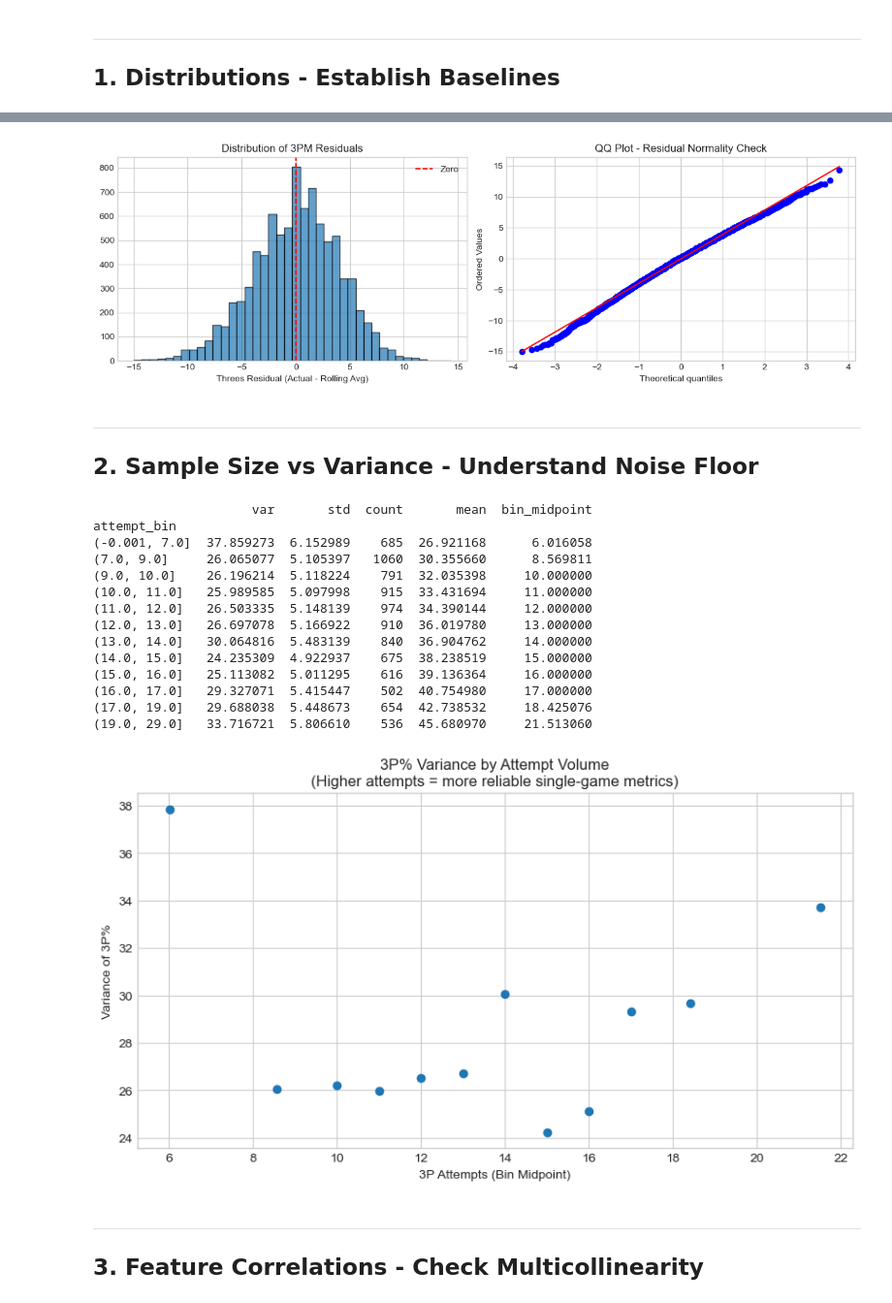
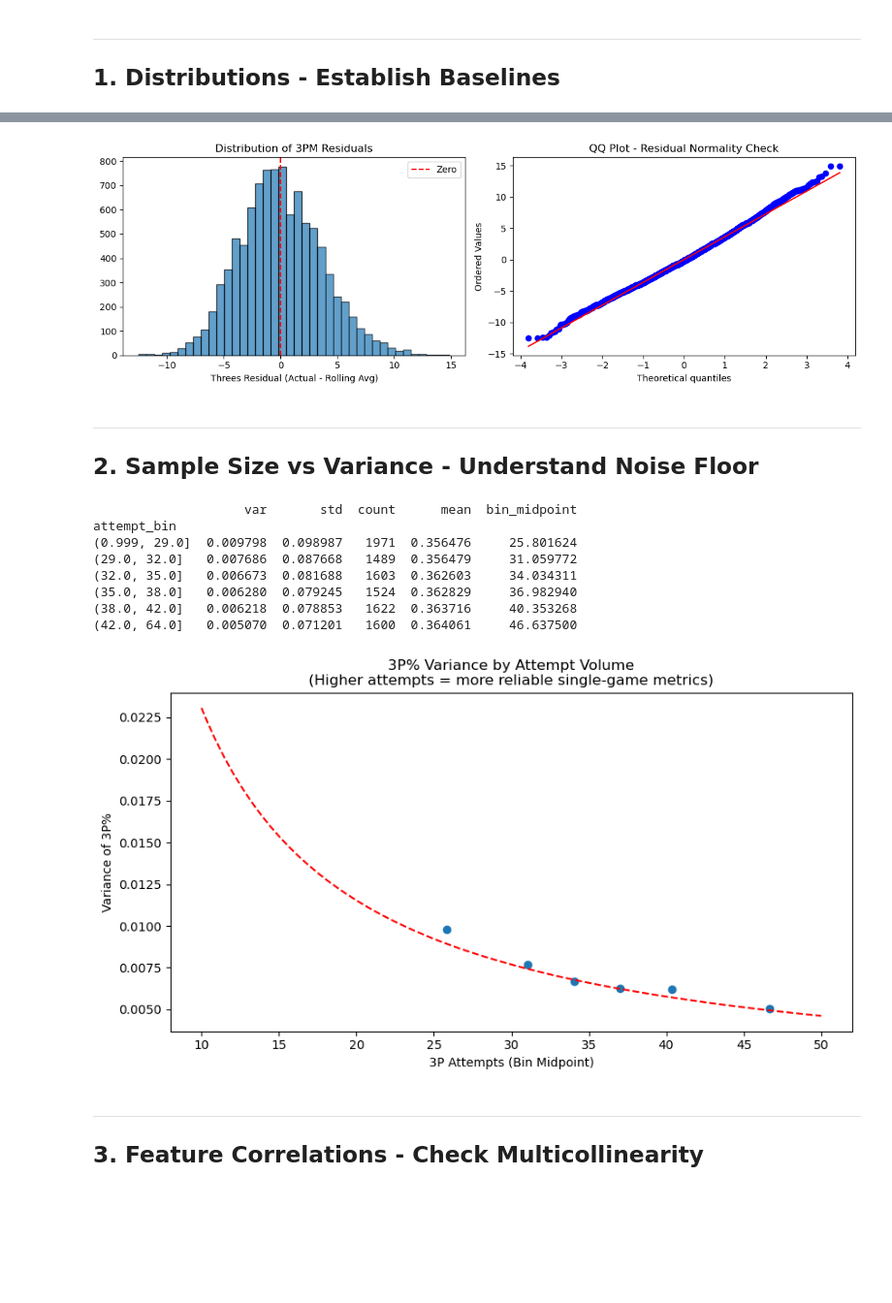
Before and after one commit to eac521/bets, a Jupyter notebook: Notebooks/shot_quality_eda.ipynb, the cells around one changed output, grey strips where cells are left out. Shown at 97% size. Drawn from its saved outputs; the diff is of its cells as text; code cells hidden in the pictures; blank space fills up the shorter version.

```diff
--- a/Notebooks/shot_quality_eda.ipynb
+++ b/Notebooks/shot_quality_eda.ipynb
@@ -222,5 +264,6 @@ opp = tracking.groupby(['opp_id','game_date','game_id']).sum()
 opp.drop(['player_id','team_id'],axis=1,inplace=True)
 # %%
 opp['threesAllowed'] = opp.catchshoot_fg3m + opp.pullup_fg3m
+opp = opp.reset_index()
 # %%
 plt.figure(figsize=(20,10))
@@ -298,4 +343,4 @@ def team_adjustment_lag(df, window=10):
 
 # example usage
 # plot_contestedness_trend(df, 'Stephen Curry', window=10)
-df = team_adjustment_lag(df)
+#df = team_adjustment_lag(df)
@@ -378,7 +372,7 @@ def calculate_rolling_residual(df, col, window=10, last_year_col=None):
     - last_year_col: Column with last year's early season average (first 15 games)
     """
     # Shift to avoid leakage (use games 1 to N-1 to predict game N)
-    rolling_avg = df.groupby('team_id')[col].transform(
+    rolling_avg = df.groupby('opp_id')[col].transform(
         lambda x: x.rolling(window=window, min_periods=1).mean()
     )
 
@@ -402,25 +396,28 @@ def wma (df,min,periods,col,grping):
             lambda x: x.rolling(periods, closed='left', min_periods=min, win_type='exponential').mean()
         )
     return df
+# %%
+opp['three_residual'] = calculate_rolling_residual(opp, 'threesAllowed')[1]
 # %%
+from scipy import stats
 # 1c. Distribution of residuals
 fig, axes = plt.subplots(1, 2, figsize=(12, 4))
 
 # Residual distribution - should be roughly normal, centered near 0
-axes[0].hist(shooting['three_residual'], bins=40, edgecolor='black', alpha=0.7)
+axes[0].hist(opp['three_residual'], bins=40, edgecolor='black', alpha=0.7)
 axes[0].axvline(x=0, color='red', linestyle='--', label='Zero')
 axes[0].set_xlabel('Threes Residual (Actual - Rolling Avg)')
 axes[0].set_title('Distribution of 3PM Residuals')
 axes[0].legend()
 
 # QQ plot to check normality
-stats.probplot(shooting['three_residual'].dropna(), dist='norm', plot=axes[1])
+stats.probplot(opp['three_residual'].dropna(), dist='norm', plot=axes[1])
 axes[1].set_title('QQ Plot - Residual Normality Check')
 
 plt.tight_layout()
 plt.show()
 # %% [output]
-[figure, old version]
+[figure, new version]
 # %% [markdown]
 ---
 ## 2. Sample Size vs Variance - Understand Noise Floor
@@ -441,23 +441,17 @@ def variance_by_attempts(df, attempt_col, pct_col, n_bins=10):
 
     return variance_by_bin
 
-variance_df = variance_by_attempts(shooting, 'threes_made', 'threes_att',n_bins = 15)
+variance_df = variance_by_attempts(opp, 'threes_att','three_perc' ,n_bins = 6)
 print(variance_df)
 # %% [output]
-                     var       std  count       mean  bin_midpoint
+                    var       std  count      mean  bin_midpoint
 attempt_bin
-(-0.001, 7.0]  37.859273  6.152989    685  26.921168      6.016058
-(7.0, 9.0]     26.065077  5.105397   1060  30.355660      8.569811
-(9.0, 10.0]    26.196214  5.118224    791  32.035398     10.000000
-(10.0, 11.0]   25.989585  5.097998    915  33.431694     11.000000
-(11.0, 12.0]   26.503335  5.148139    974  34.390144     12.000000
-(12.0, 13.0]   26.697078  5.166922    910  36.019780     13.000000
-(13.0, 14.0]   30.064816  5.483139    840  36.904762     14.000000
-(14.0, 15.0]   24.235309  4.922937    675  38.238519     15.000000
-(15.0, 16.0]   25.113082  5.011295    616  39.136364     16.000000
-(16.0, 17.0]   29.327071  5.415447    502  40.754980     17.000000
-(17.0, 19.0]   29.688038  5.448673    654  42.738532     18.425076
-(19.0, 29.0]   33.716721  5.806610    536  45.680970     21.513060
+(0.999, 29.0]  0.009798  0.098987   1971  0.356476     25.801624
+(29.0, 32.0]   0.007686  0.087668   1489  0.356479     31.059772
+(32.0, 35.0]   0.006673  0.081688   1603  0.362603     34.034311
+(35.0, 38.0]   0.006280  0.079245   1524  0.362829     36.982940
+(38.0, 42.0]   0.006218  0.078853   1622  0.363716     40.353268
+(42.0, 64.0]   0.005070  0.071201   1600  0.364061     46.637500
 # %%
 # 2b. Plot variance vs attempts
 fig, ax = plt.subplots(figsize=(10, 5))
@@ -470,14 +464,14 @@ ax.set_title('3P% Variance by Attempt Volume\n(Higher attempts = more reliable s
 
 # Overlay theoretical binomial variance curve
 x_theory = np.linspace(10, 50, 100)
-p_avg = shooting['three_percentage'].mean()
+p_avg = opp['three_perc'].mean()
 y_theory = p_avg * (1 - p_avg) / x_theory
-#ax.plot(x_theory, y_theory, 'r--', label=f'Theoretical (p={p_avg:.3f})')
+ax.plot(x_theory, y_theory, 'r--', label=f'Theoretical (p={p_avg:.3f})')
 
 
 plt.show()
 # %% [output]
-[figure, old version]
+[figure, new version]
 # %% [markdown]
 ---
 ## 3. Feature Correlations - Check Multicollinearity
```
Also changed, not shown: parts of 76 cells of this notebook, 11 other files.
